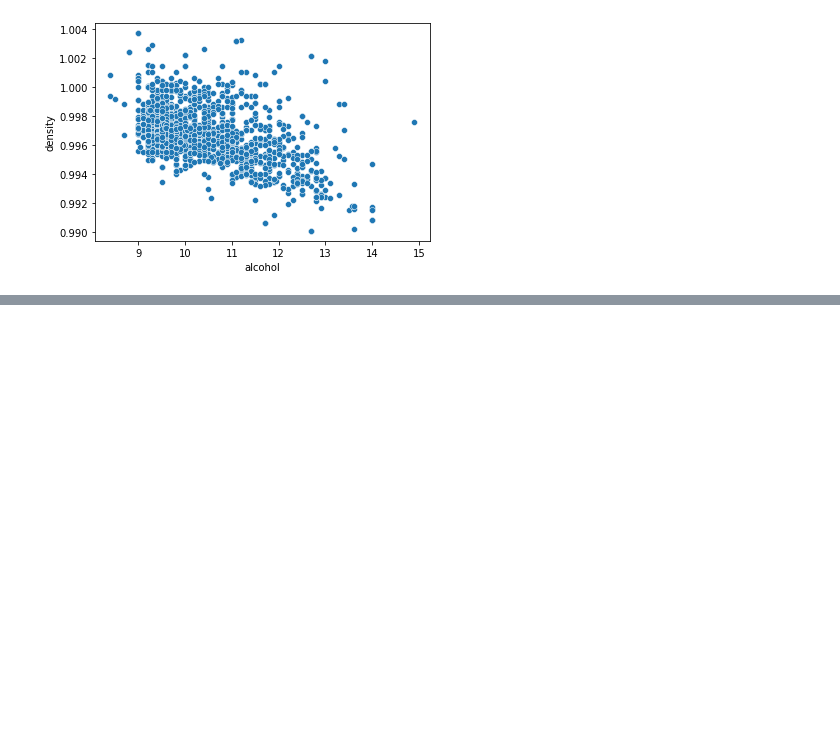
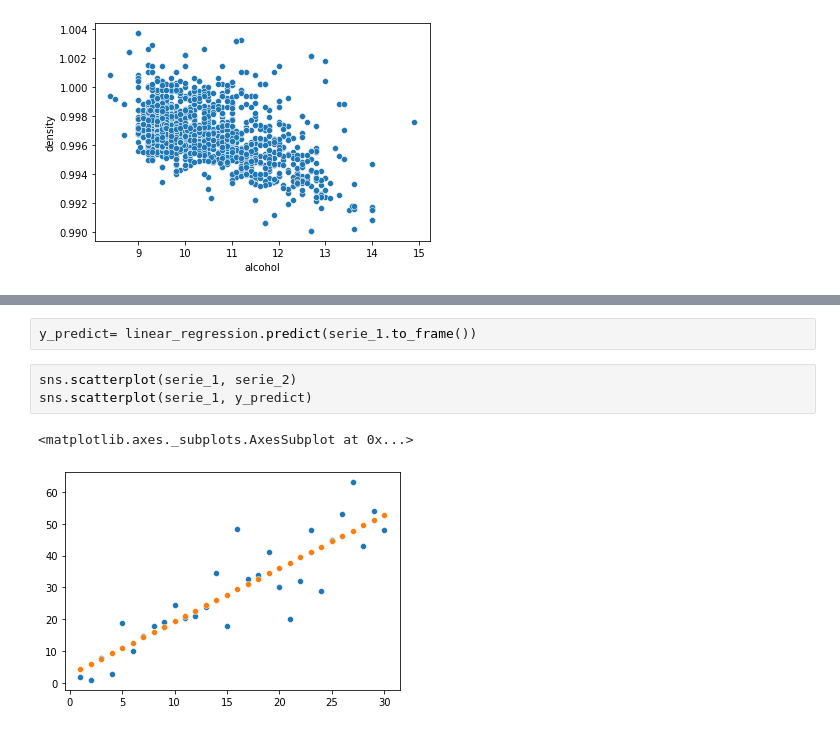
Before and after one commit to AngelicaDC/BEDUpython, a Jupyter notebook: Sesion-04/Reto-01coeficiente_de_pearson.ipynb, the cells around one changed output, grey strips where cells are left out. Saved outputs shown, nothing was run; the diff lists cells and outputs as text; blank space fills up the shorter version.

```diff
--- a/Sesion-04/Reto-01coeficiente_de_pearson.ipynb
+++ b/Sesion-04/Reto-01coeficiente_de_pearson.ipynb
@@ -166,0 +215,8 @@ sns.scatterplot(x=df_vino["alcohol"], y=df_vino["density"])
+# %%
+y_predict= linear_regression.predict(serie_1.to_frame())
+# %%
+sns.scatterplot(serie_1, serie_2)
+sns.scatterplot(serie_1, y_predict)
+# %% [output]
+<matplotlib.axes._subplots.AxesSubplot at 0x...>
+[figure, added]
```
Also changed, not shown: parts of 8 cells of this notebook.
